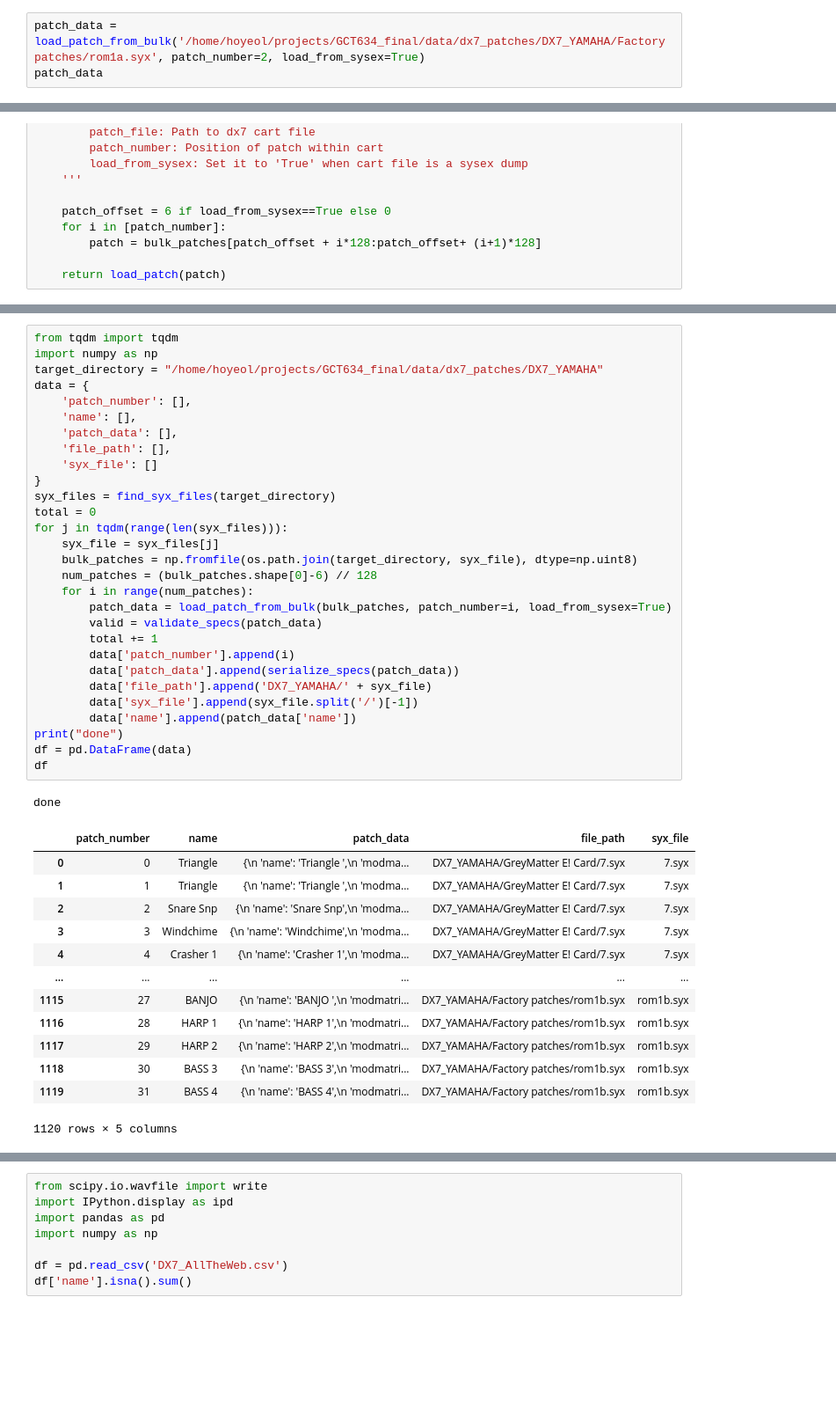
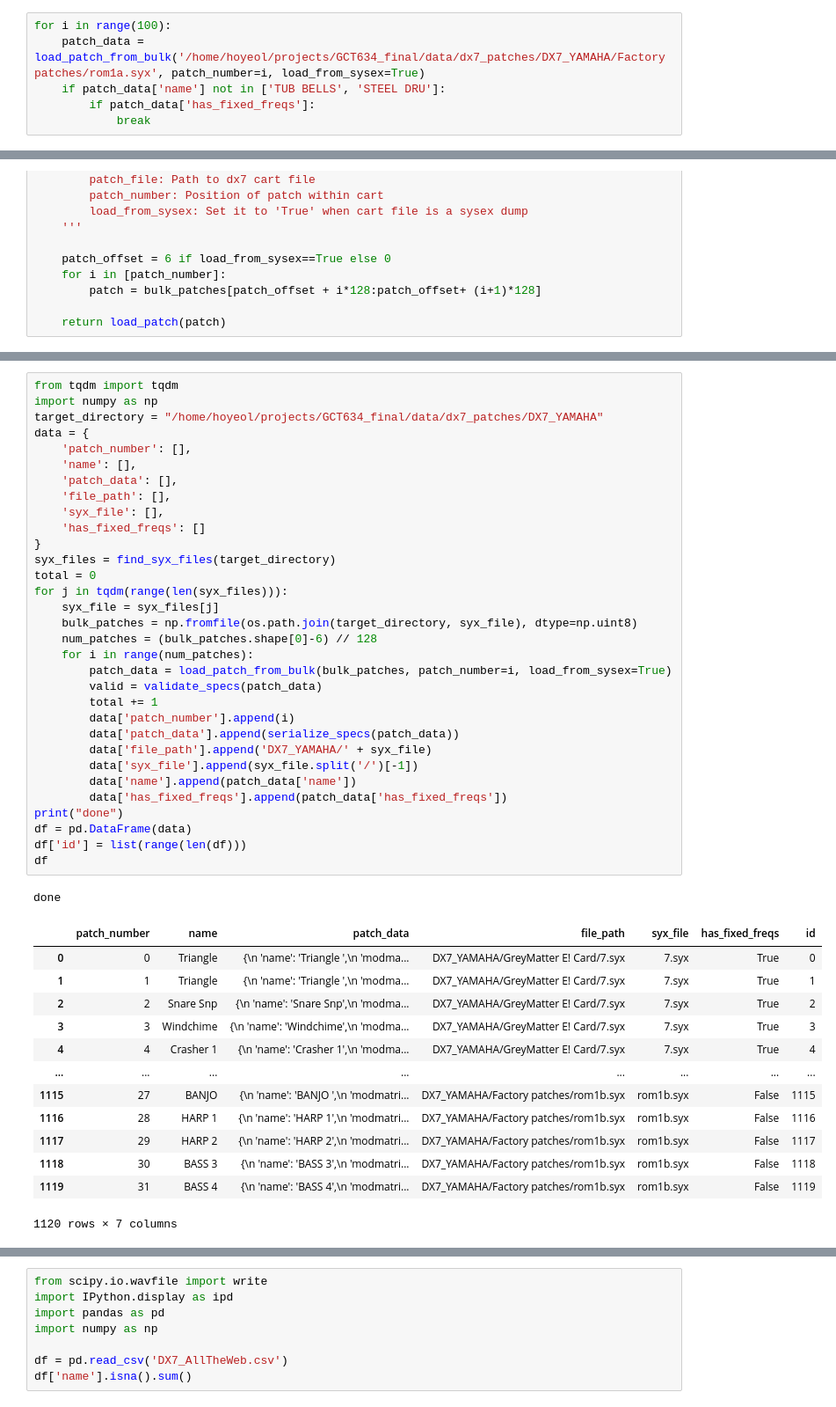
Before and after one commit to hoyso48/GCT634_final, a Jupyter notebook: dataset.ipynb, the cells around one changed output, grey strips where cells are left out. Shown at 88% size. Saved outputs shown, nothing was run; the diff lists cells and outputs as text; blank space fills up the shorter version.

```diff
--- a/dataset.ipynb
+++ b/dataset.ipynb
@@ -23,5 +25,8 @@ print(len(syx_files))
 GreyMatter E! Card/7.syx
 35
 # %%
-patch_data = load_patch_from_bulk('/home/hoyeol/projects/GCT634_final/data/dx7_patches/DX7_YAMAHA/Factory patches/rom1a.syx', patch_number=2, load_from_sysex=True)
-patch_data
+for i in range(100):
+    patch_data = load_patch_from_bulk('/home/hoyeol/projects/GCT634_final/data/dx7_patches/DX7_YAMAHA/Factory patches/rom1a.syx', patch_number=i, load_from_sysex=True)
+    if patch_data['name'] not in ['TUB BELLS', 'STEEL DRU']:
+        if patch_data['has_fixed_freqs']:
+            break
@@ -106,47 +100,50 @@ def clean_name(name, replace='INVALID'):
 # %%
 from tqdm import tqdm
 import numpy as np
 target_directory = "/home/hoyeol/projects/GCT634_final/data/dx7_patches/DX7_YAMAHA"
 data = {
     'patch_number': [],
     'name': [],
     'patch_data': [],
     'file_path': [],
-    'syx_file': []
+    'syx_file': [],
+    'has_fixed_freqs': []
 }
 syx_files = find_syx_files(target_directory)
 total = 0
 for j in tqdm(range(len(syx_files))):
     syx_file = syx_files[j]
     bulk_patches = np.fromfile(os.path.join(target_directory, syx_file), dtype=np.uint8)
     num_patches = (bulk_patches.shape[0]-6) // 128
     for i in range(num_patches):
         patch_data = load_patch_from_bulk(bulk_patches, patch_number=i, load_from_sysex=True)
         valid = validate_specs(patch_data)
         total += 1
         data['patch_number'].append(i)
         data['patch_data'].append(serialize_specs(patch_data))
         data['file_path'].append('DX7_YAMAHA/' + syx_file)
         data['syx_file'].append(syx_file.split('/')[-1])
         data['name'].append(patch_data['name'])
+        data['has_fixed_freqs'].append(patch_data['has_fixed_freqs'])
 print("done")
 df = pd.DataFrame(data)
+df['id'] = list(range(len(df)))
 df
 # %% [output]
 done
-|  | patch_number | name | patch_data | file_path | syx_file |
-| 0 | 0 | Triangle | {\n 'name': 'Triangle ',\n 'modma... | DX7_YAMAHA/GreyMatter E! Card/7.syx | 7.syx |
-| 1 | 1 | Triangle | {\n 'name': 'Triangle ',\n 'modma... | DX7_YAMAHA/GreyMatter E! Card/7.syx | 7.syx |
-| 2 | 2 | Snare Snp | {\n 'name': 'Snare Snp',\n 'modma... | DX7_YAMAHA/GreyMatter E! Card/7.syx | 7.syx |
-| 3 | 3 | Windchime | {\n 'name': 'Windchime',\n 'modma... | DX7_YAMAHA/GreyMatter E! Card/7.syx | 7.syx |
-| 4 | 4 | Crasher 1 | {\n 'name': 'Crasher 1',\n 'modma... | DX7_YAMAHA/GreyMatter E! Card/7.syx | 7.syx |
-| ... | ... | ... | ... | ... | ... |
-| 1115 | 27 | BANJO | {\n 'name': 'BANJO ',\n 'modmatri... | DX7_YAMAHA/Factory patches/rom1b.syx | rom1b.syx |
-| 1116 | 28 | HARP 1 | {\n 'name': 'HARP 1',\n 'modmatri... | DX7_YAMAHA/Factory patches/rom1b.syx | rom1b.syx |
-| 1117 | 29 | HARP 2 | {\n 'name': 'HARP 2',\n 'modmatri... | DX7_YAMAHA/Factory patches/rom1b.syx | rom1b.syx |
-| 1118 | 30 | BASS 3 | {\n 'name': 'BASS 3',\n 'modmatri... | DX7_YAMAHA/Factory patches/rom1b.syx | rom1b.syx |
-| 1119 | 31 | BASS 4 | {\n 'name': 'BASS 4',\n 'modmatri... | DX7_YAMAHA/Factory patches/rom1b.syx | rom1b.syx |
+|  | patch_number | name | patch_data | file_path | syx_file | has_fixed_freqs | id |
+| 0 | 0 | Triangle | {\n 'name': 'Triangle ',\n 'modma... | DX7_YAMAHA/GreyMatter E! Card/7.syx | 7.syx | True | 0 |
+| 1 | 1 | Triangle | {\n 'name': 'Triangle ',\n 'modma... | DX7_YAMAHA/GreyMatter E! Card/7.syx | 7.syx | True | 1 |
+| 2 | 2 | Snare Snp | {\n 'name': 'Snare Snp',\n 'modma... | DX7_YAMAHA/GreyMatter E! Card/7.syx | 7.syx | True | 2 |
+| 3 | 3 | Windchime | {\n 'name': 'Windchime',\n 'modma... | DX7_YAMAHA/GreyMatter E! Card/7.syx | 7.syx | True | 3 |
+| 4 | 4 | Crasher 1 | {\n 'name': 'Crasher 1',\n 'modma... | DX7_YAMAHA/GreyMatter E! Card/7.syx | 7.syx | True | 4 |
+| ... | ... | ... | ... | ... | ... | ... | ... |
+| 1115 | 27 | BANJO | {\n 'name': 'BANJO ',\n 'modmatri... | DX7_YAMAHA/Factory patches/rom1b.syx | rom1b.syx | False | 1115 |
+| 1116 | 28 | HARP 1 | {\n 'name': 'HARP 1',\n 'modmatri... | DX7_YAMAHA/Factory patches/rom1b.syx | rom1b.syx | False | 1116 |
+| 1117 | 29 | HARP 2 | {\n 'name': 'HARP 2',\n 'modmatri... | DX7_YAMAHA/Factory patches/rom1b.syx | rom1b.syx | False | 1117 |
+| 1118 | 30 | BASS 3 | {\n 'name': 'BASS 3',\n 'modmatri... | DX7_YAMAHA/Factory patches/rom1b.syx | rom1b.syx | False | 1118 |
+| 1119 | 31 | BASS 4 | {\n 'name': 'BASS 4',\n 'modmatri... | DX7_YAMAHA/Factory patches/rom1b.syx | rom1b.syx | False | 1119 |
-1120 rows × 5 columns
+1120 rows × 7 columns
 # %%
 print(df['name'].apply(is_invalid_name).sum())
 df['name'] = df['name'].apply(clean_name)
```
Also changed, not shown: parts of 20 cells of this notebook, 15 other files.
